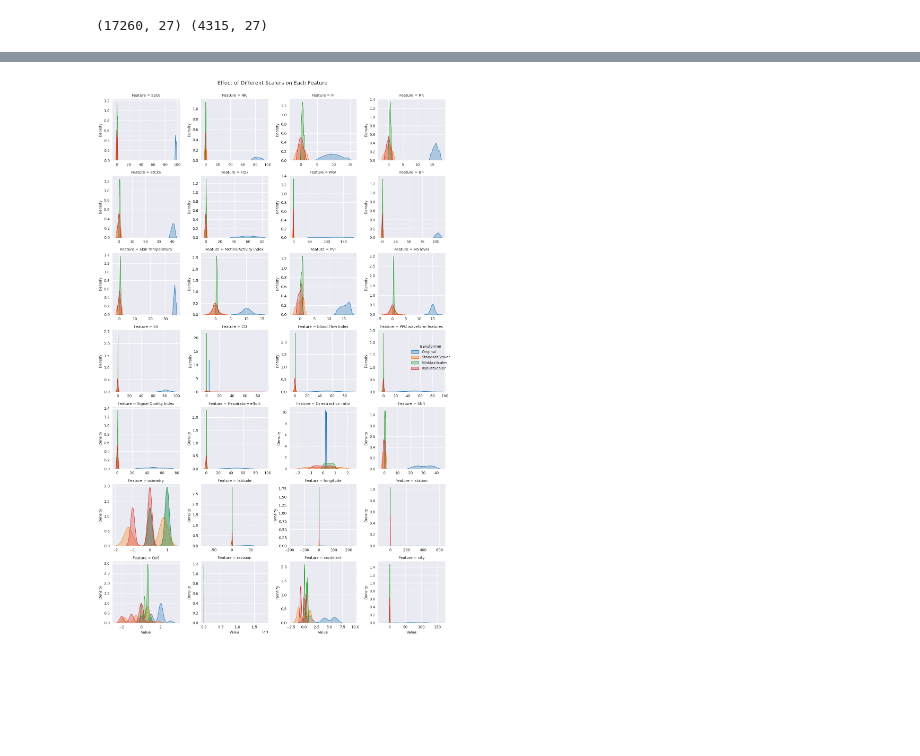
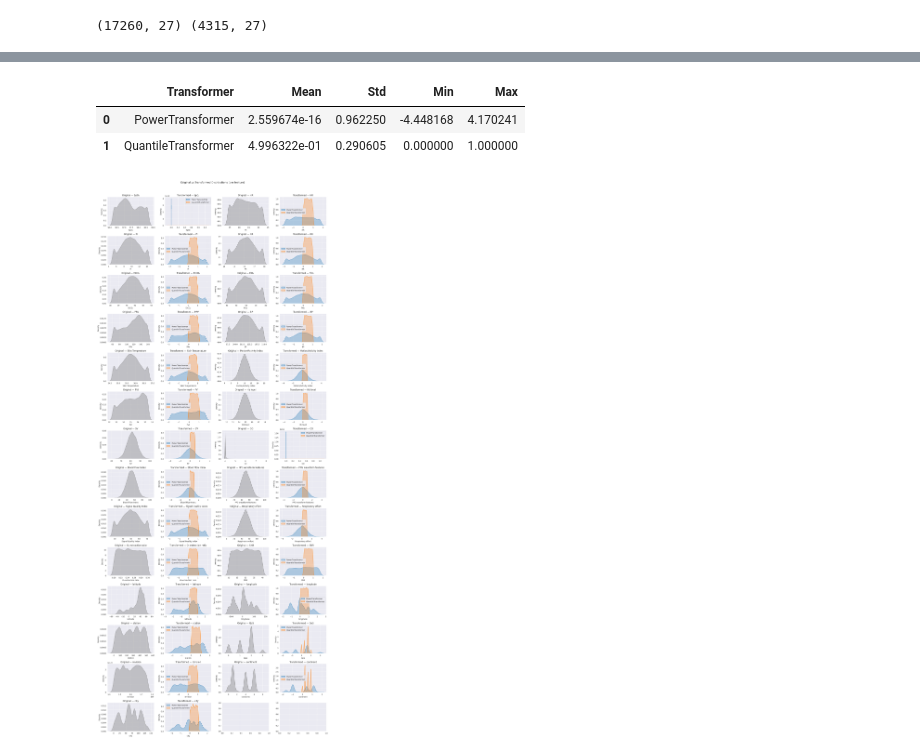
Before and after one commit to frtndmd/iau_Kosharova_Oliinyk_67, a Jupyter notebook: src/faza2.ipynb, the cells around one changed output, grey strips where cells are left out. Drawn from its saved outputs; the diff is of its cells as text; code cells hidden in the pictures; blank space fills up the shorter version.

```diff
--- a/src/faza2.ipynb
+++ b/src/faza2.ipynb
@@ -97,4 +115,56 @@ for name, scaler in scalers.items():
 # %%
-нарисуй граф до после
+from sklearn.preprocessing import PowerTransformer, QuantileTransformer
+plt.rcParams['font.family'] = 'DejaVu Sans'
+
+transformers = {
+    'PowerTransformer': PowerTransformer(),
+    'QuantileTransformer': QuantileTransformer(n_quantiles=100, random_state=42),
+}
+
+transformed_results = {"Original": X_train.copy()}
+summary = []
+
+for name, transformer in transformers.items():
+    transformer.fit(X_train)
+    X_transformed = pd.DataFrame(transformer.transform(X_train), columns=X_train.columns)
+    transformed_results[name] = X_transformed
+    summary.append({
+        "Transformer": name,
+        "Mean": X_transformed.values.mean(),
+        "Std": X_transformed.values.std(),
+        "Min": X_transformed.values.min(),
+        "Max": X_transformed.values.max()
+    })
+
+summary_df = pd.DataFrame(summary)
+display(summary_df)
+
+features = X_train.columns
+n_features = len(features)
+cols = 2
+rows = int(np.ceil(n_features / cols))
+fig, axes = plt.subplots(rows, cols * 2, figsize=(cols * 9, rows * 3))
+axes = axes.reshape(rows, cols * 2)
+
+
+for i, feature in enumerate(features):
+    r = i // cols
+    c = (i % cols) * 2
+    sns.kdeplot(transformed_results["Original"][feature], ax=axes[r, c], fill=True, color="gray", alpha=0.4)
+    axes[r, c].set_title(f"Original — {feature}")
+    for name, data in transformed_results.items():
+        if name == "Original":
+            continue
+        sns.kdeplot(data[feature], ax=axes[r, c + 1], label=name, fill=True, alpha=0.3)
+    axes[r, c + 1].set_title(f"Transformed — {feature}")
+    axes[r, c + 1].legend()
+
+
+plt.tight_layout()
+plt.suptitle("Original vs Transformed Distributions (per feature)", fontsize=14, y=1.02)
+plt.show()
 # %% [output]
+|  | Transformer | Mean | Std | Min | Max |
+| 0 | PowerTransformer | 2.559674e-16 | 0.962250 | -4.448168 | 4.170241 |
+| 1 | QuantileTransformer | 4.996322e-01 | 0.290605 | 0.000000 | 1.000000 |
-[figure, old version]
+[figure, new version]
```
Also changed, not shown: parts of 12 cells of this notebook.
